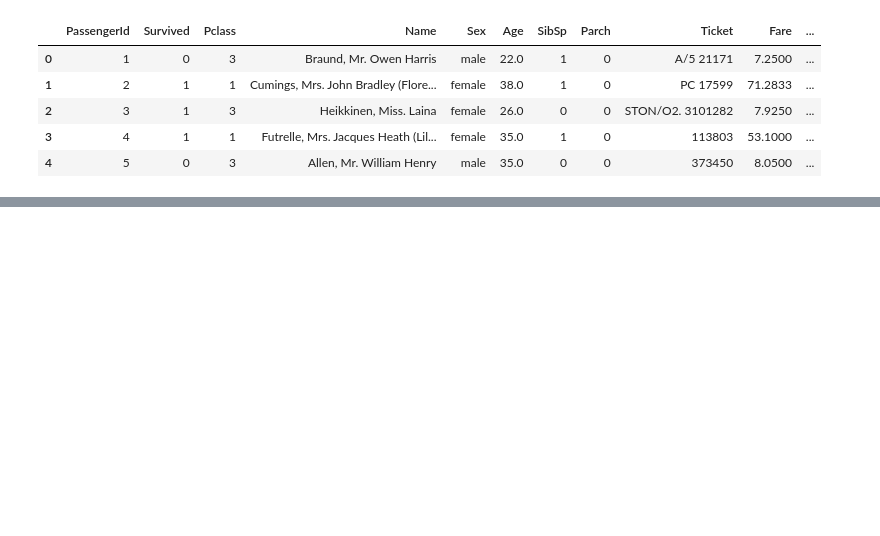
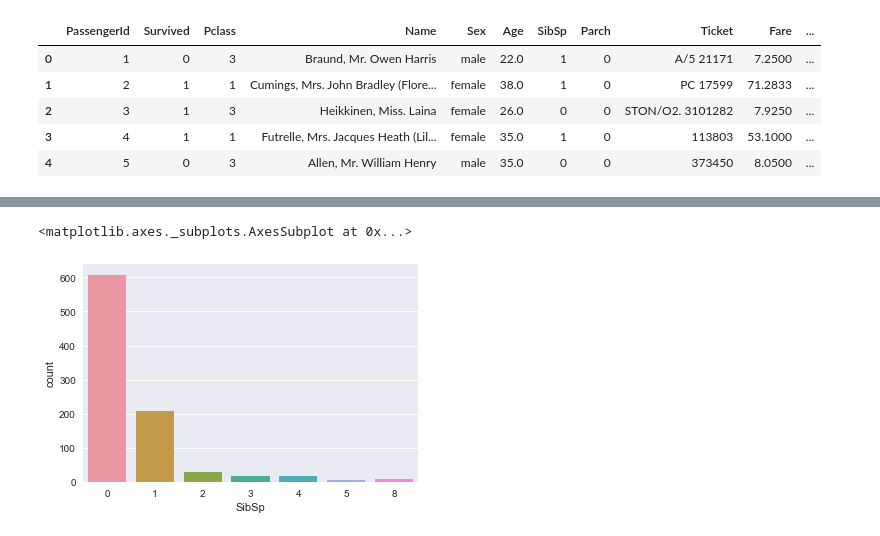
Before and after one commit to mukerong/Machine-Learning-Engineer-Nanodegree, a Jupyter notebook: P0-Titanic/titanic-survival-exploration.ipynb, the cells around one changed output, grey strips where cells are left out. Cells and saved outputs as stored; diff of their text form; code cells hidden in the pictures; blank space fills up the shorter version.

```diff
--- a/P0-Titanic/titanic-survival-exploration.ipynb
+++ b/P0-Titanic/titanic-survival-exploration.ipynb
@@ -54,0 +86,5 @@ train.head()
+# %%
+sns.countplot(data=train, x='SibSp')
+# %% [output]
+<matplotlib.axes._subplots.AxesSubplot at 0x...>
+[figure, added]
```
Also changed, not shown: parts of 22 cells of this notebook.
